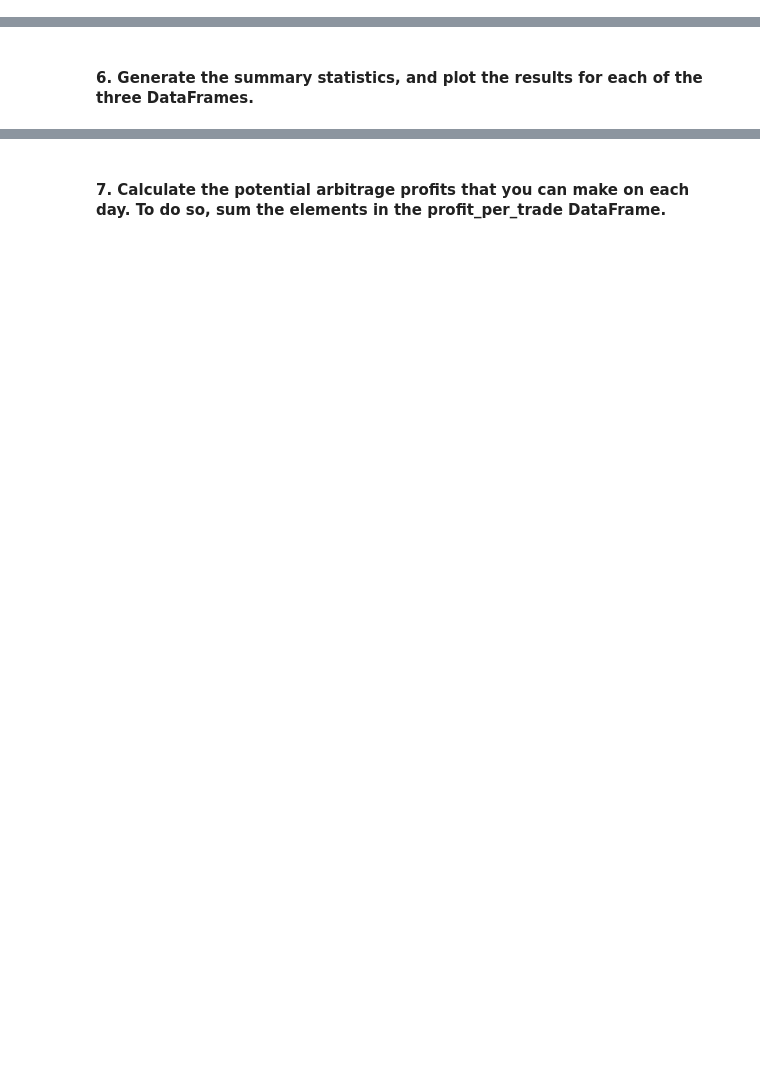
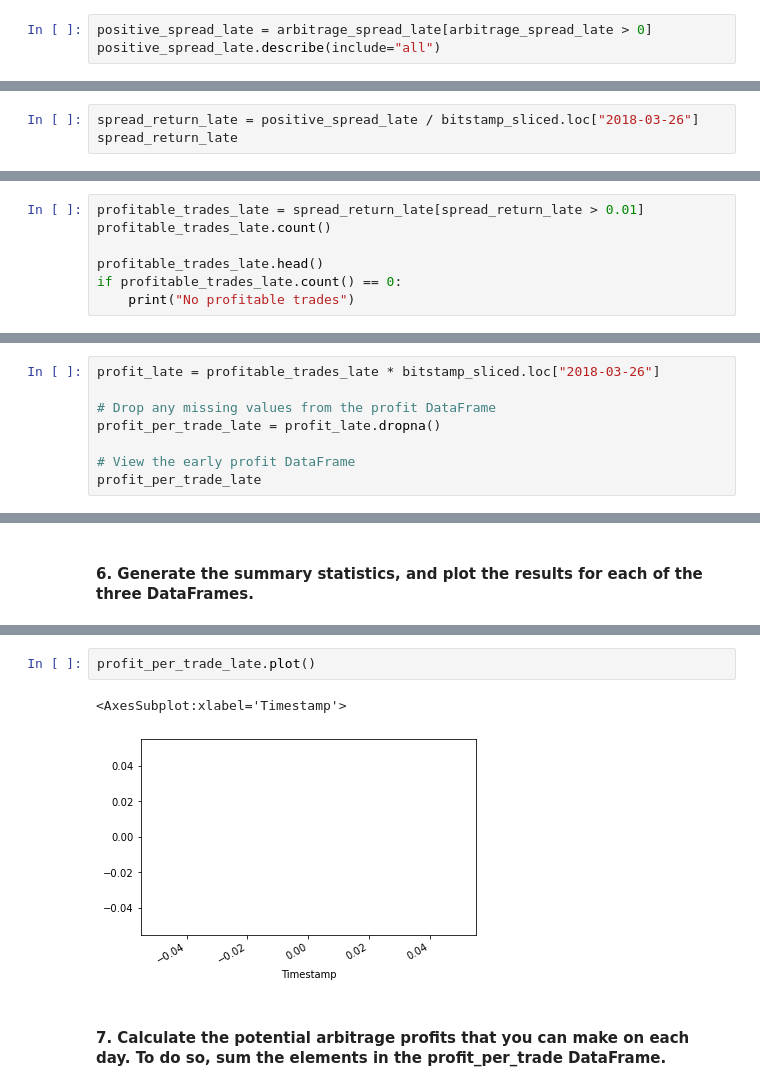
Before and after one commit to kian48/fintechchallenge3, a Jupyter notebook: Starter_Code-3/crypto_arbitrage.ipynb, the cells around one changed output, grey strips where cells are left out. Drawn from its saved outputs; the diff is of its cells as text; blank space fills up the shorter version.

```diff
--- a/Starter_Code-3/crypto_arbitrage.ipynb
+++ b/Starter_Code-3/crypto_arbitrage.ipynb
@@ -507,0 +526,3 @@ Name: Close, dtype: float64
+# %%
+positive_spread_late = arbitrage_spread_late[arbitrage_spread_late > 0]
+positive_spread_late.describe(include="all")
@@ -524,0 +582,3 @@ Name: Close, dtype: float64
+# %%
+spread_return_late = positive_spread_late / bitstamp_sliced.loc["2018-03-26"]
+spread_return_late
@@ -541,0 +628,7 @@ Name: Close, dtype: float64
+# %%
+profitable_trades_late = spread_return_late[spread_return_late > 0.01]
+profitable_trades_late.count()
+
+profitable_trades_late.head()
+if profitable_trades_late.count() == 0:
+    print("No profitable trades")
@@ -583,0 +705,8 @@ Name: Close, Length: 73, dtype: float64
+# %%
+profit_late = profitable_trades_late * bitstamp_sliced.loc["2018-03-26"]
+
+# Drop any missing values from the profit DataFrame
+profit_per_trade_late = profit_late.dropna()
+
+# View the early profit DataFrame
+profit_per_trade_late
@@ -605,3 +766,8 @@ Name: Close, dtype: float64
+# %%
+profit_per_trade_late.plot()
+# %% [output]
+<AxesSubplot:xlabel='Timestamp'>
+[figure, added]
 # %% [markdown]
 #### 7. Calculate the potential arbitrage profits that you can make on each day. To do so, sum the elements in the profit_per_trade DataFrame.
 # %%
```
Also changed, not shown: parts of 31 cells of this notebook, 1 other file.
